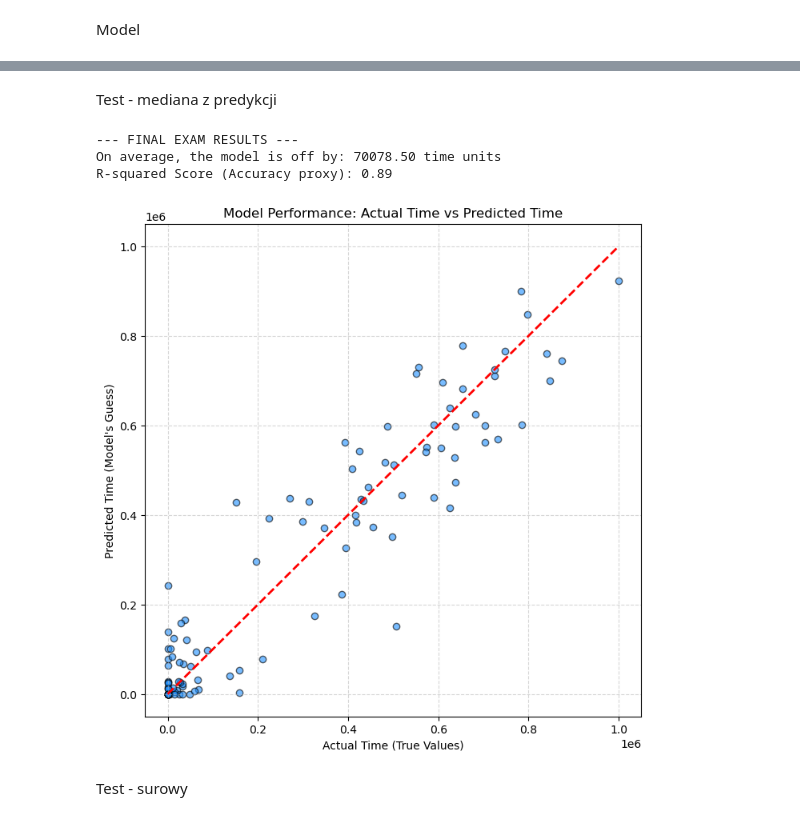
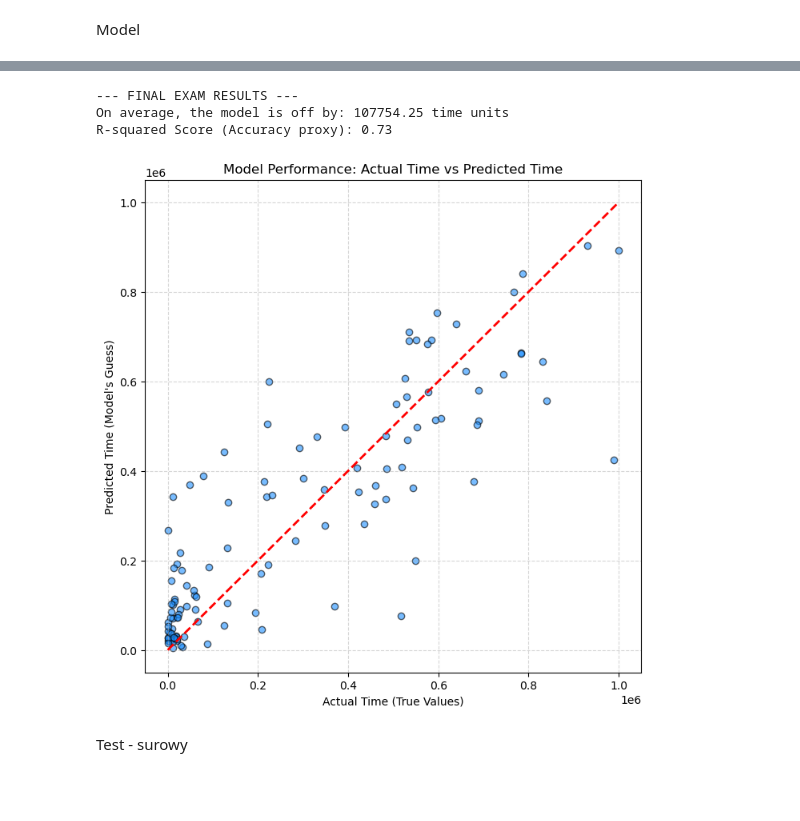
Before and after one commit to Izumik0/ML_G4, a Jupyter notebook: modele - notebook/Model_comb_pca.ipynb, the cells around one changed output, grey strips where cells are left out. Saved outputs shown, nothing was run; the diff lists cells and outputs as text; code cells hidden in the pictures; blank space fills up the shorter version.

```diff
--- a/modele - notebook/Model_comb_pca.ipynb
+++ b/modele - notebook/Model_comb_pca.ipynb
@@ -14,7 +14,7 @@ import copy
 from sklearn.decomposition import PCA
 import seaborn as sns
 # %%
-data=pd.read_csv('../dihedrals_medoids_5_c_2n/Dataset_medoids_5c_2n.csv')
+data=pd.read_csv('../dihedrals_medoids_1c_20n/Dataset_medoids.csv')
 
 # tokens - top_time model
 vocab_top = ['-p', '+p', '-l', '+l', 'd']
@@ -73,12 +73,13 @@ PCA - do
 dih_data=data.drop(['tokenased', 'sredni_czas'], axis=1)
 meth_data=data['tokenased']
 time=data['sredni_czas']
-pca=PCA(n_components=20)
+pca=PCA(n_components=128)
 dih_PCA=pca.fit_transform(dih_data)
-pca_cols = [f'PC{i+1}' for i in range(20)]
+pca_cols = [f'PC{i+1}' for i in range(128)]
 df_dih_PCA=pd.DataFrame(dih_PCA, columns=pca_cols, index=dih_data.index)
 data=pd.concat([meth_data, df_dih_PCA], axis=1)
 data=pd.concat([data, time], axis=1)
 print(data.head(5))
+print(np.cumsum(pca.explained_variance_ratio_)[-1])
 # %% [output]
     tokenased       PC1       PC2       PC3       PC4       PC5       PC6  \
@@ -102,7 +103,7 @@ print(data.head(5))
 Tensory
 # %%
 # podział na set nowy
-train, test = train_test_split(data, test_size=0.0075)
+train, test = train_test_split(data, test_size=0.005)
 test_fin = data[data['tokenased'].isin(test['tokenased'])].reset_index(drop=True)
 train_fin = train[~train['tokenased'].isin(test_fin['tokenased'])].reset_index(drop=True)
 
@@ -205,8 +206,10 @@ class GQuadTimeToken(nn.Module):
 class GQuadTimeAng(nn.Module):
     def __init__(self):
         super(GQuadTimeAng, self).__init__()
-        self.fc1=nn.Linear(20, 16)
-        self.fc4=nn.Linear(16,8)
+        self.fc1=nn.Linear(128, 64)
+        self.fc4=nn.Linear(64,32)
+        self.fc6=nn.Linear(32,16)
+        self.fc5=nn.Linear(16,1)
 
 
         # Activation and drop function
@@ -219,8 +222,10 @@ class GQuadTimeAng(nn.Module):
         x=self.re(self.fc1(x))
         x=self.drop(x)
         x=self.re(self.fc4(x))
-        Model_B_out=x
-        return Model_B_out
+        x=self.fc6(x)
+
+        out=x
+        return out
 
 class GQuadComb(nn.Module):
     def __init__(self, model_a, model_b):
@@ -229,13 +234,11 @@ class GQuadComb(nn.Module):
         self.model_b = model_b
 
         self.bnA=nn.BatchNorm1d(8)
-        self.bnB=nn.BatchNorm1d(8)
+        self.bnB=nn.BatchNorm1d(16)
 
-        for param in self.model_a.parameters():
-            param.requires_grad = False
 
         self.endmodel=nn.Sequential(
-            nn.Linear(16, 8),
+            nn.Linear(24, 8),
             nn.ReLU(),
             nn.Dropout(p=0.2),
             nn.Linear(8,4),
@@ -253,13 +256,14 @@ class GQuadComb(nn.Module):
         return output
 
 model_a = GQuadTimeToken()
-model_a.load_state_dict(torch.load('../modele - wytrenowane/model_toptime_good.pth'))
+model_a.load_state_dict(torch.load('../modele - wytrenowane/model_toptime_good_ps.pth'))
 model_b = GQuadTimeAng()
 model_fin=GQuadComb(model_a, model_b)
 
 trainable_parameters = filter(lambda p: p.requires_grad, model_fin.parameters())
 #trainable_parameters = model_fin.parameters()
 optimizer = torch.optim.Adam(trainable_parameters, lr=0.000075, weight_decay=2.5e-6)
+#optimizer = torch.optim.SGD(trainable_parameters, lr=0.001, momentum=0.9)
 scheduler = torch.optim.lr_scheduler.ReduceLROnPlateau(optimizer, mode='min', factor=0.5, patience=15)
 criterion = nn.MSELoss()
 #criterion = nn.HuberLoss(delta=1.0)
@@ -344,7 +348,5 @@ Epoch 270 | Train Loss: 23107960355.0863 | Val Loss: 14662566667.6364
 Early Stopping
 <All keys matched successfully>
-# %% [markdown]
-Test - mediana z predykcji
 # %%
 # 1. Put the model into evaluation mode (turns off training features)
 model_fin.eval()
@@ -369,8 +371,8 @@ zest=df_preds.groupby(['Tokens']).agg(
     actuals=('Actuals','mean')
 )
 
-preds=zest['median_preds']
-#preds=zest['avg_preds']
+#preds=zest['median_preds']
+preds=zest['avg_preds']
 actuals=zest['actuals']
 
 #preds = (preds * Y_STD) + Y_MEAN
@@ -384,36 +386,36 @@ actuals=zest['actuals']
 #preds=np.expm1(preds)
 
 # 4. Calculate "Human-Readable" Scores
 # MAE (Mean Absolute Error): On average, how many units of time is the prediction wrong by?
 mae = mean_absolute_error(actuals, preds)
 
 # R2 Score: A percentage of how well the model fits the data (1.0 is perfect, 0.0 is terrible)
 r2 = r2_score(actuals, preds)
 
 print("--- FINAL EXAM RESULTS ---")
 print(f"On average, the model is off by: {mae:.2f} time units")
 print(f"R-squared Score (Accuracy proxy): {r2:.2f}")
 
 # 5. Draw the "Actual vs. Predicted" Plot
 plt.figure(figsize=(8, 8))
 plt.scatter(actuals, preds, alpha=0.6, color='dodgerblue', edgecolors='k')
 
 # Draw a red diagonal line. If the model is perfect, all blue dots will sit exactly on this red line.
 min_val = min(actuals.min(), preds.min())
 max_val = max(actuals.max(), preds.max())
 plt.plot([min_val, max_val], [min_val, max_val], color='red', linestyle='--', linewidth=2)
 
 # Make the plot look nice
 plt.title("Model Performance: Actual Time vs Predicted Time")
 plt.xlabel("Actual Time (True Values)")
 plt.ylabel("Predicted Time (Model's Guess)")
 plt.grid(True, linestyle='--', alpha=0.5)
 plt.show()
 # %% [output]
 --- FINAL EXAM RESULTS ---
-On average, the model is off by: 70078.50 time units
-R-squared Score (Accuracy proxy): 0.89
+On average, the model is off by: 107754.25 time units
+R-squared Score (Accuracy proxy): 0.73
-[figure, old version]
+[figure, new version]
 # %% [markdown]
 Test - surowy
 # %%
```
Also changed, not shown: parts of 9 cells of this notebook, 13 other files.
